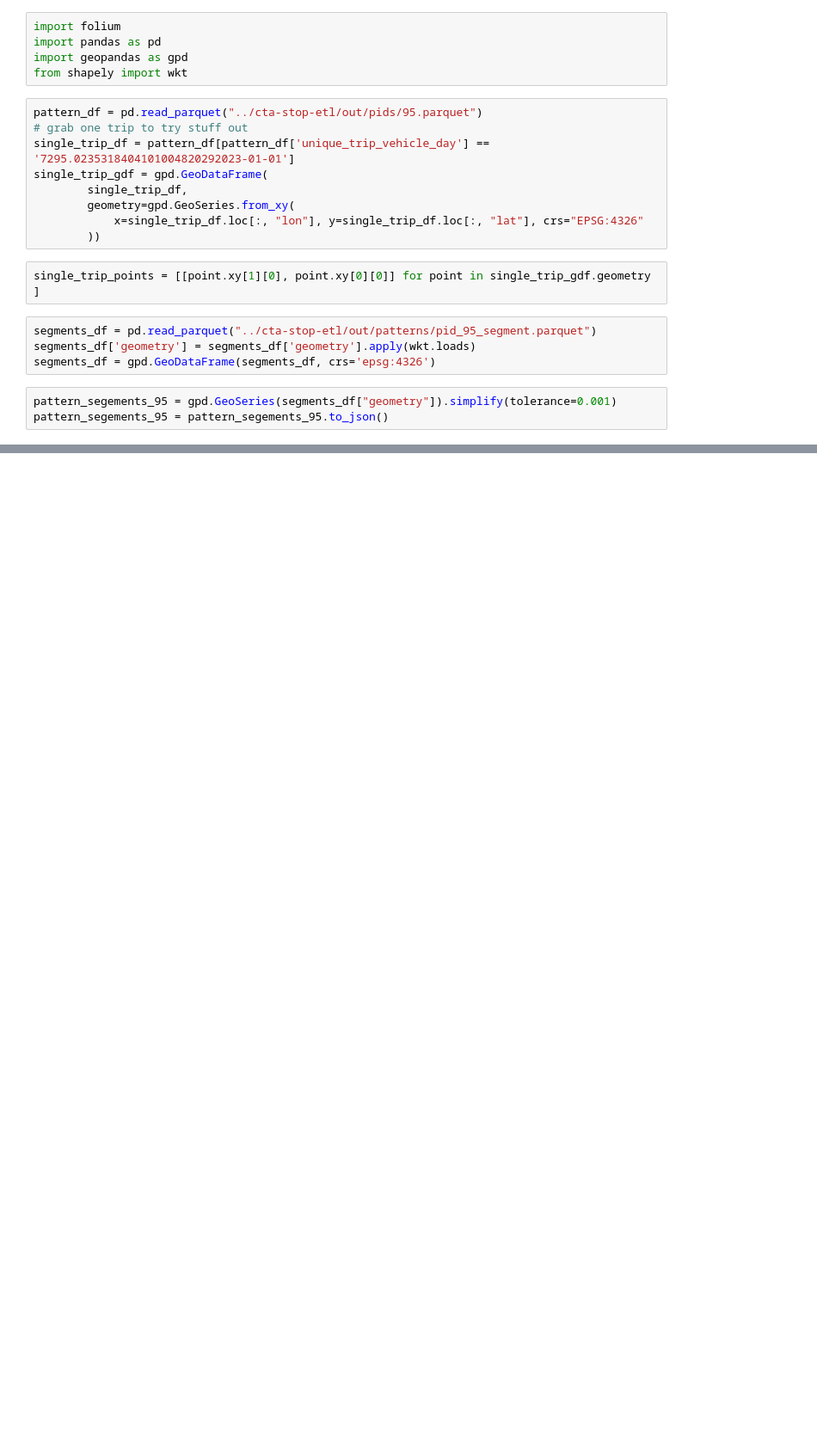
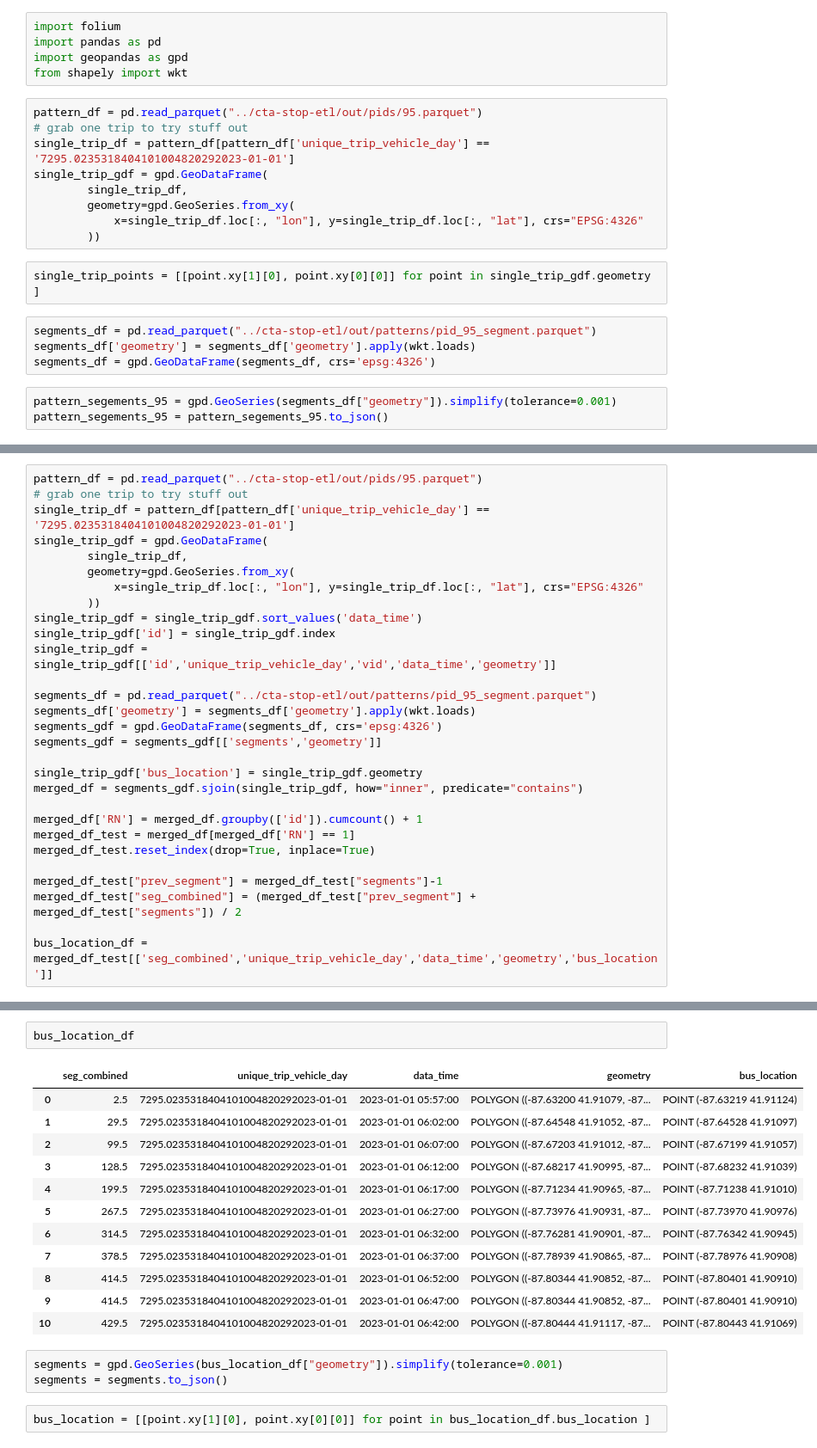
Before and after one commit to mansueto-institute/cta-stop-watch, a Jupyter notebook: cta-stop-watch/scratch/map_stuff.ipynb, the cells around one changed output, grey strips where cells are left out. Shown at 86% size. Cells and saved outputs as stored; diff of their text form; blank space fills up the shorter version.

Commit message:
script to complile bus and stops

```diff
--- a/cta-stop-watch/scratch/map_stuff.ipynb
+++ b/cta-stop-watch/scratch/map_stuff.ipynb
@@ -52,3 +52,32 @@ folium.GeoJson(data=pattern_segements_95, style_function=lambda x: {"fillColor":
 m
 # %% [output]
 [interactive output not drawn]
+# %%
+pattern_df = pd.read_parquet("../cta-stop-etl/out/pids/95.parquet")
+# grab one trip to try stuff out
+single_trip_df = pattern_df[pattern_df['unique_trip_vehicle_day'] == '7295.0235318404101004820292023-01-01']
+single_trip_gdf = gpd.GeoDataFrame(
+        single_trip_df,
+        geometry=gpd.GeoSeries.from_xy(
+            x=single_trip_df.loc[:, "lon"], y=single_trip_df.loc[:, "lat"], crs="EPSG:4326"
+        ))
+single_trip_gdf = single_trip_gdf.sort_values('data_time')
+single_trip_gdf['id'] = single_trip_gdf.index
+single_trip_gdf = single_trip_gdf[['id','unique_trip_vehicle_day','vid','data_time','geometry']]
+
+segments_df = pd.read_parquet("../cta-stop-etl/out/patterns/pid_95_segment.parquet")
+segments_df['geometry'] = segments_df['geometry'].apply(wkt.loads)
+segments_gdf = gpd.GeoDataFrame(segments_df, crs='epsg:4326')
+segments_gdf = segments_gdf[['segments','geometry']]
+
+single_trip_gdf['bus_location'] = single_trip_gdf.geometry
+merged_df = segments_gdf.sjoin(single_trip_gdf, how="inner", predicate="contains")
+
+merged_df['RN'] = merged_df.groupby(['id']).cumcount() + 1
+merged_df_test = merged_df[merged_df['RN'] == 1]
+merged_df_test.reset_index(drop=True, inplace=True)
+
+merged_df_test["prev_segment"] = merged_df_test["segments"]-1
+merged_df_test["seg_combined"] = (merged_df_test["prev_segment"] + merged_df_test["segments"]) / 2
+
+bus_location_df = merged_df_test[['seg_combined','unique_trip_vehicle_day','data_time','geometry','bus_location']]
@@ -54,0 +95,20 @@ m
+# %%
+bus_location_df
+# %% [output]
+|  | seg_combined | unique_trip_vehicle_day | data_time | geometry | bus_location |
+| 0 | 2.5 | 7295.0235318404101004820292023-01-01 | 2023-01-01 05:57:00 | POLYGON ((-87.63200 41.91079, -87... | POINT (-87.63219 41.91124) |
+| 1 | 29.5 | 7295.0235318404101004820292023-01-01 | 2023-01-01 06:02:00 | POLYGON ((-87.64548 41.91052, -87... | POINT (-87.64528 41.91097) |
+| 2 | 99.5 | 7295.0235318404101004820292023-01-01 | 2023-01-01 06:07:00 | POLYGON ((-87.67203 41.91012, -87... | POINT (-87.67199 41.91057) |
+| 3 | 128.5 | 7295.0235318404101004820292023-01-01 | 2023-01-01 06:12:00 | POLYGON ((-87.68217 41.90995, -87... | POINT (-87.68232 41.91039) |
+| 4 | 199.5 | 7295.0235318404101004820292023-01-01 | 2023-01-01 06:17:00 | POLYGON ((-87.71234 41.90965, -87... | POINT (-87.71238 41.91010) |
+| 5 | 267.5 | 7295.0235318404101004820292023-01-01 | 2023-01-01 06:27:00 | POLYGON ((-87.73976 41.90931, -87... | POINT (-87.73970 41.90976) |
+| 6 | 314.5 | 7295.0235318404101004820292023-01-01 | 2023-01-01 06:32:00 | POLYGON ((-87.76281 41.90901, -87... | POINT (-87.76342 41.90945) |
+| 7 | 378.5 | 7295.0235318404101004820292023-01-01 | 2023-01-01 06:37:00 | POLYGON ((-87.78939 41.90865, -87... | POINT (-87.78976 41.90908) |
+| 8 | 414.5 | 7295.0235318404101004820292023-01-01 | 2023-01-01 06:52:00 | POLYGON ((-87.80344 41.90852, -87... | POINT (-87.80401 41.90910) |
+| 9 | 414.5 | 7295.0235318404101004820292023-01-01 | 2023-01-01 06:47:00 | POLYGON ((-87.80344 41.90852, -87... | POINT (-87.80401 41.90910) |
+| 10 | 429.5 | 7295.0235318404101004820292023-01-01 | 2023-01-01 06:42:00 | POLYGON ((-87.80444 41.91117, -87... | POINT (-87.80443 41.91069) |
+# %%
+segments = gpd.GeoSeries(bus_location_df["geometry"]).simplify(tolerance=0.001)
+segments = segments.to_json()
+# %%
+bus_location = [[point.xy[1][0], point.xy[0][0]] for point in bus_location_df.bus_location ]
```
Also changed, not shown: parts of 13 cells of this notebook, 2 other files.
